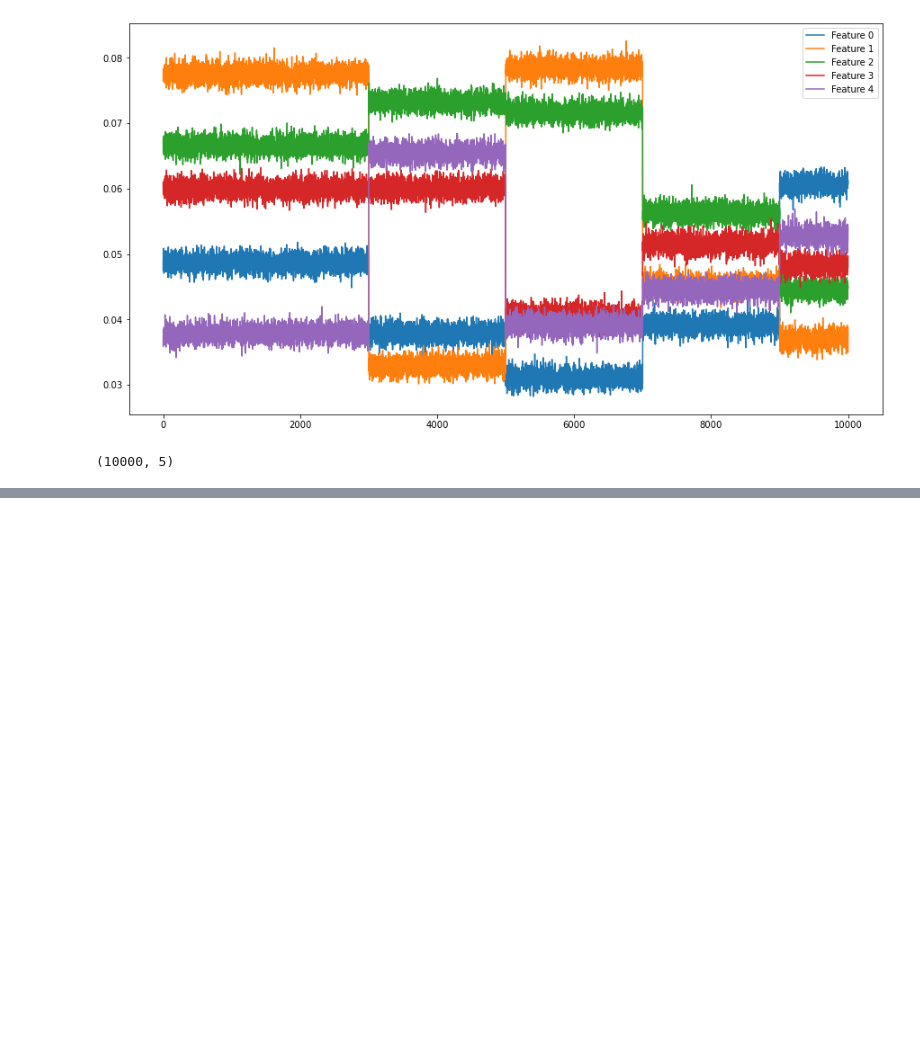
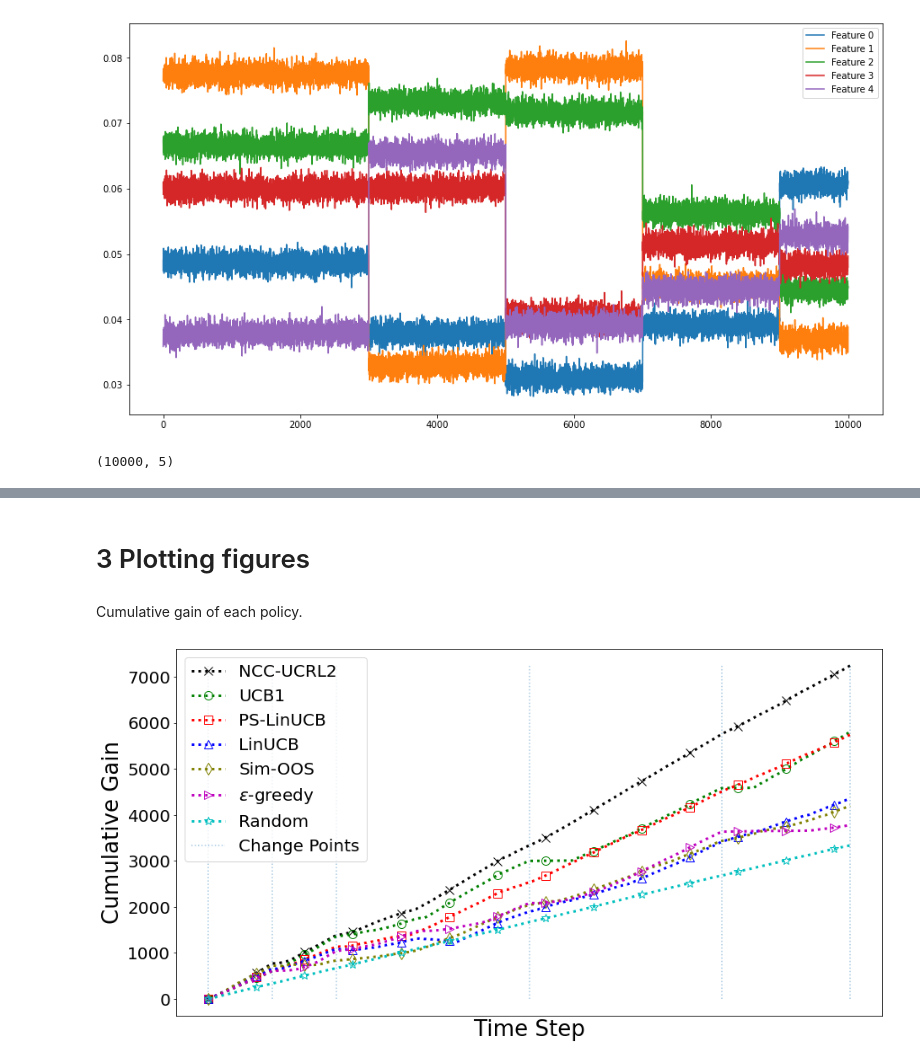
Before and after one commit to saeedghoorchian/NCC-Bandits, a Jupyter notebook: reproducing/reproducing_nursery.ipynb, the cells around one changed output, grey strips where cells are left out. Cells and saved outputs as stored; diff of their text form; code cells hidden in the pictures; blank space fills up the shorter version.

```diff
--- a/reproducing/reproducing_nursery.ipynb
+++ b/reproducing/reproducing_nursery.ipynb
@@ -890,0 +443,34 @@ plot_regrets(
+# %%
+results = {}
+
+for policy_name, policy_generator in policy_generators.items():
+    print(f"\tStarting {policy_name} evaluation")
+    policy_results = results[policy_name] = {}
+
+    policy_results['gains'] = np.zeros((NUM_REPETITIONS, NUM_OF_TRIALS))
+    policy_results['rewards'] = np.zeros((NUM_REPETITIONS, NUM_OF_TRIALS))
+    policy_results['costs'] = np.zeros((NUM_REPETITIONS, NUM_OF_TRIALS))
+    policy_results['arms'] = np.zeros((NUM_REPETITIONS, NUM_OF_TRIALS))
+    policy_results['objects'] = []
+
+    for i in range(NUM_REPETITIONS):
+        policy = policy_generator()
+        gain, reward, cost, arms = evaluation.evaluate_on_synthetic_data(
+            policy,
+            new_contexts,
+            new_rewards,
+            costs_vector,
+            stop_after=NUM_OF_TRIALS,
+            return_full=True,
+        )
+        policy_results['gains'][i, :] = gain
+        policy_results['rewards'][i, :] = reward
+        policy_results['costs'][i, :] = cost
+        policy_results['arms'][i, :] = arms
+        policy_results['objects'].append(policy)
+
+    policy_results['gain'] = np.mean(policy_results['gains'], axis=0)
+    policy_results['reward'] = np.mean(policy_results['rewards'], axis=0)
+    policy_results['cost'] = np.mean(policy_results['costs'], axis=0)
+    print(f"\t{policy_name}, Average gain: {policy_results['gain'][-1]:.2f}")
+    print("_"*100 + "\n")
@@ -890,0 +495,14 @@ plot_regrets(
+# %% [markdown]
+# 3 Plotting figures <a class="anchor" id="3-plotting-figures"></a>
+# %% [markdown]
+Cumulative gain of each policy.
+# %%
+gains = {p_name:results[p_name]['gain'] for p_name in results if p_name != 'Oracle'}
+# %%
+plotting.gains.plot_gains(
+    gains,
+    reward_change_points=change_point_values,
+    cost_change_points=cost_change_points,
+)
+# %% [output]
+[figure, added]
```
Also changed, not shown: parts of 88 cells of this notebook, 12 other files.
